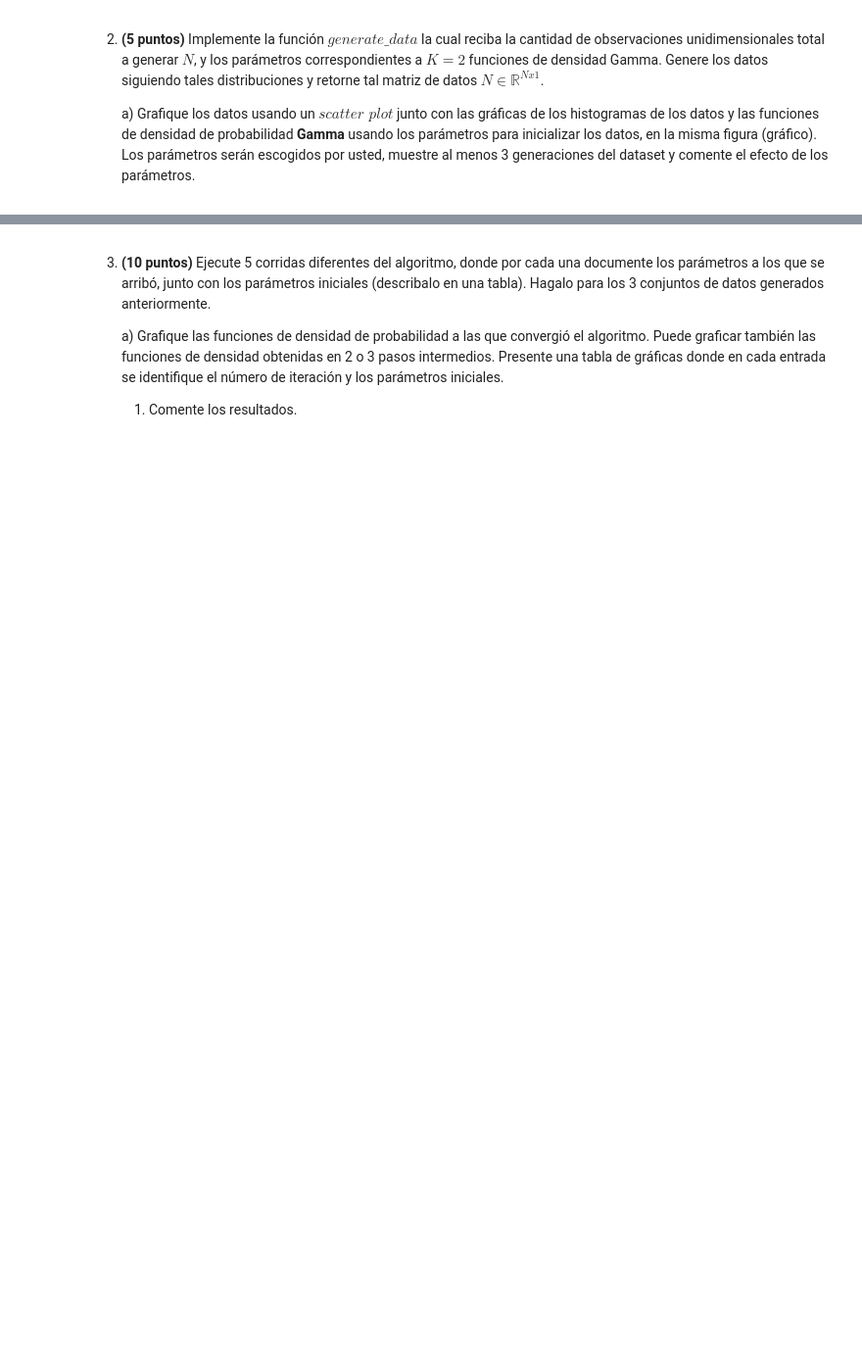
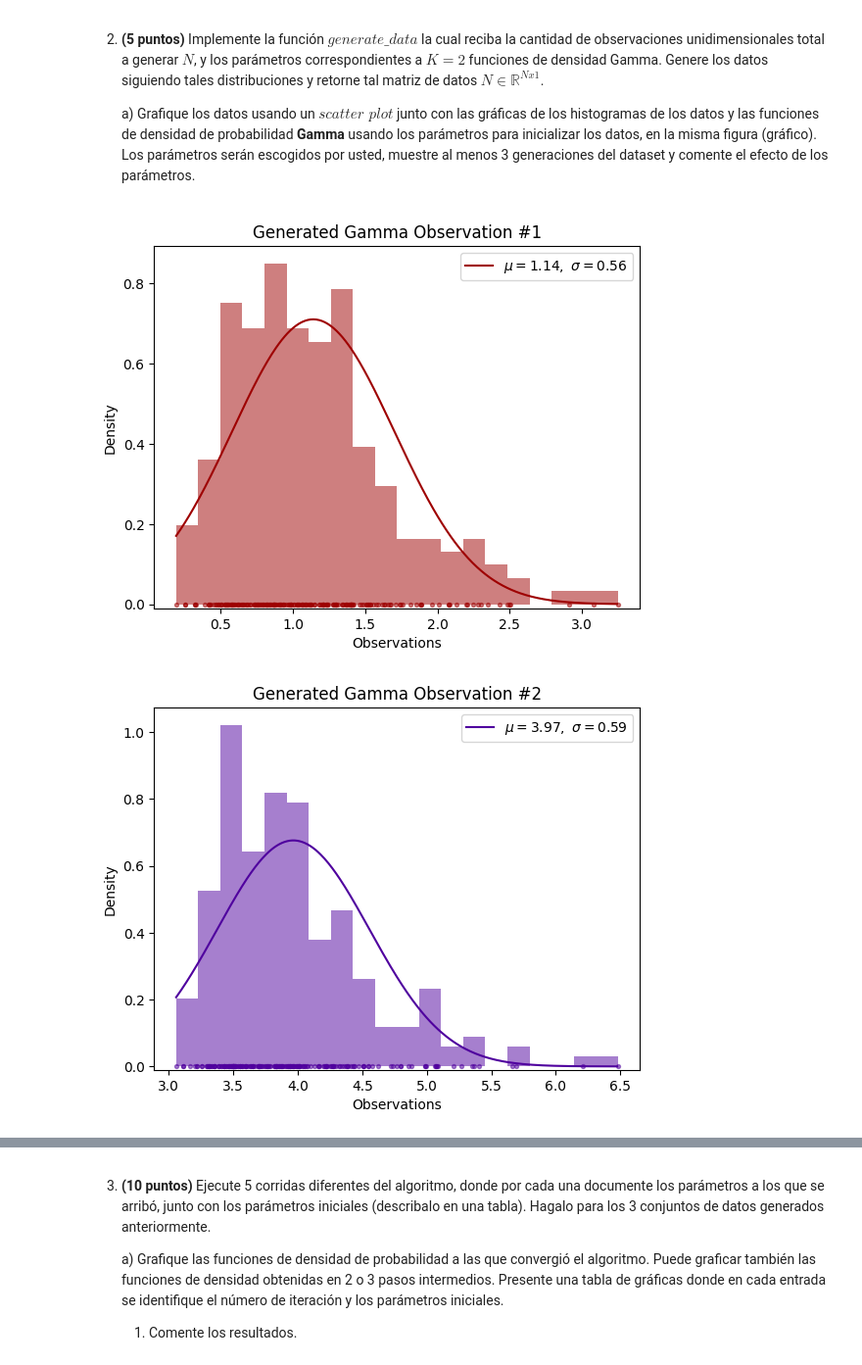
Before and after one commit to LD9797/Auto-Learning-Ground, a Jupyter notebook: AA_Entregable.ipynb, the cells around one changed output, grey strips where cells are left out. Shown at 98% size. Drawn from its saved outputs; the diff is of its cells as text; code cells hidden in the pictures; blank space fills up the shorter version.

```diff
--- a/AA_Entregable.ipynb
+++ b/AA_Entregable.ipynb
@@ -350,0 +428,7 @@ def plot_gamma_distribution_and_observations(distribution_parameters, observatio
+# %%
+gamma_observations = generate_data_gamma(200, 3)
+for index, obs in enumerate(gamma_observations):
+    plot_observation(obs, color=PALETTE[index % 3], title=f"Generated Gamma Observation #{index + 1}")
+# %% [output]
+[figure, added]
+[figure, added]
```
Also changed, not shown: parts of 32 cells of this notebook, 59 other files.
